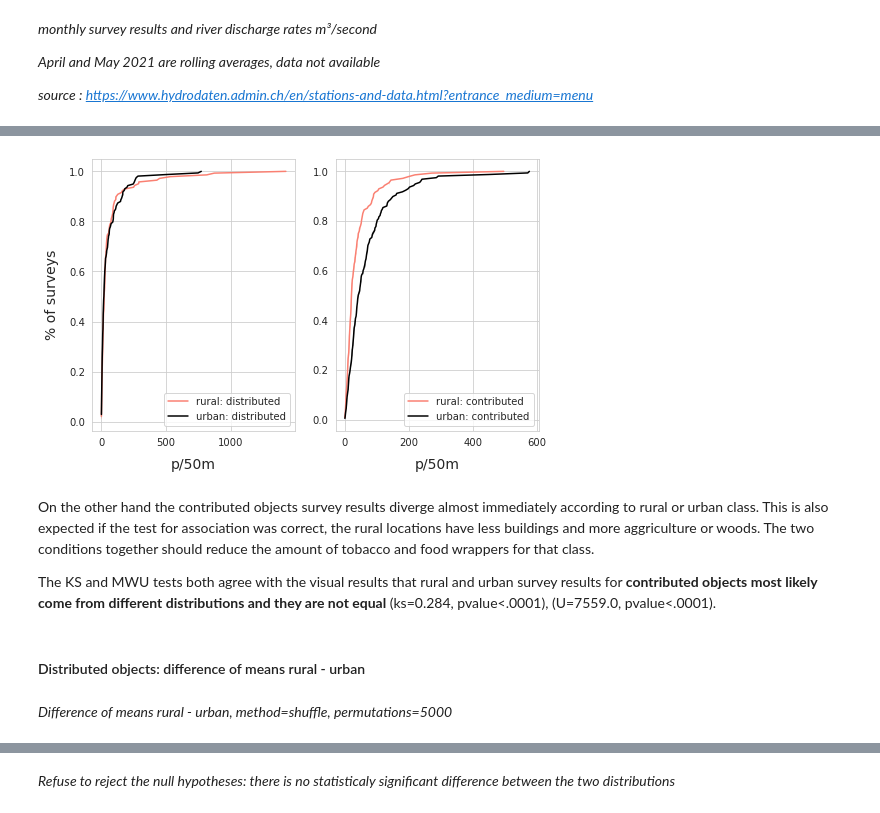
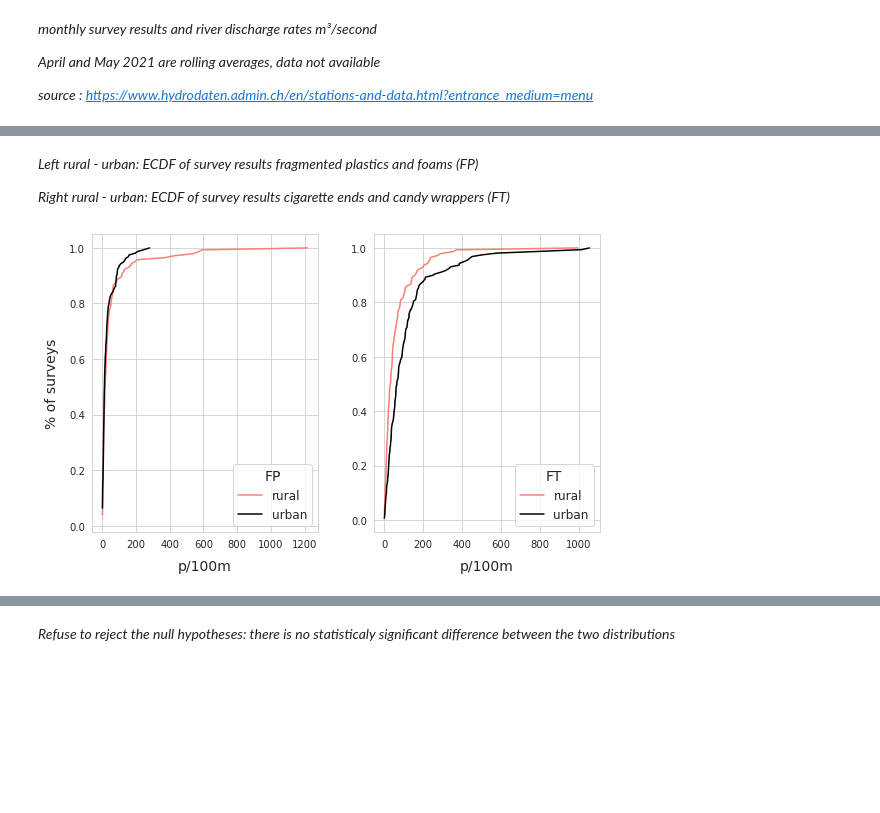
Before and after one commit to hammerdirt-analyst/IQAASL-End-0f-Sampling-2021, a Jupyter notebook: assessing_transport.ipynb, the cells around one changed output, grey strips where cells are left out. Saved outputs shown, nothing was run; the diff lists cells and outputs as text; code cells hidden in the pictures; blank space fills up the shorter version.

```diff
--- a/assessing_transport.ipynb
+++ b/assessing_transport.ipynb
@@ -14,7 +14,6 @@ import matplotlib.pyplot as plt
 import matplotlib.dates as mdates
 from matplotlib import ticker
 from matplotlib import colors
-# from matplotlib.gridspec import GridSpec
 import seaborn as sns
 
 # home brew utitilties
@@ -40,11 +39,11 @@ sns.set_style('whitegrid')
 
 a_fail_rate = 50
 
-unit_label = 'p/50m'
-reporting_unit = 50
+unit_label = 'p/100m'
+reporting_unit = 100
 
 # name of the output folder:
-name_of_project = 'bassin_report_all'
+name_of_project = 'trans_report_all'
 
 a_color = 'dodgerblue'
 
@@ -744,38 +1024,52 @@ The two sample Kolmogorov-Smirnov(KS) test(ks=0.073, p=0.808) of the two sets of
+# %% [markdown]
+*Left rural - urban: ECDF of survey results fragmented plastics and foams (FP)*
+
+*Right rural - urban: ECDF of survey results cigarette ends and candy wrappers (FT)*
 # %%
-dist_results_agg = grtr_10dtc[(grtr_10dtc.location.isin(less_than))&(grtr_10dtc.cont == 'dist')].groupby(['loc_date', 'cont'])[unit_label].sum().values
-dist_results_urb = grtr_10dtc[(grtr_10dtc.location.isin(grt_than))&(grtr_10dtc.cont == 'dist')].groupby(['loc_date', 'cont'])[unit_label].sum().values
-a_d_ecdf = ECDF(dist_results_agg )
-b_d_ecdf = ECDF(dist_results_urb )
+agg_dobj = grtr_10[(grtr_10.location.isin(less_than))&(grtr_10.code.isin(['Gfrags', 'Gfoam']))].groupby(['loc_date'])[unit_label].sum().values
+buld_obj = grtr_10[(grtr_10.location.isin(grt_than))&(grtr_10.code.isin(['Gfrags', 'Gfoam']))].groupby(['loc_date'])[unit_label].sum().values
 
-cont_results_agg = grtr_10dtc[(grtr_10dtc.location.isin(less_than))&(grtr_10dtc.cont == 'cont')].groupby('loc_date')[unit_label].sum().values
-cont_results_urb = grtr_10dtc[(grtr_10dtc.location.isin(grt_than))&(grtr_10dtc.cont == 'cont')].groupby('loc_date')[unit_label].sum().values
-a_d_ecdf_cont = ECDF(cont_results_agg)
-b_d_ecdf_cont = ECDF(cont_results_urb)
+a_d_ecdf = ECDF(agg_dobj)
+b_d_ecdf = ECDF(buld_obj)
+
+# print(len(a_d_ecdf.x))
+# print(len(b_d_ecdf.x))
+# print(a_d_ecdf(17), b_d_ecdf(15))
+# print(np.quantile(a_d_ecdf.x,.65))
+# print(np.quantile(b_d_ecdf.x, .65))
+
+agg_cont = grtr_10[(grtr_10.location.isin(less_than))&(grtr_10.code.isin(['G27', 'G30']))].groupby(['loc_date'])[unit_label].sum().values
+b_cont = grtr_10[(grtr_10.location.isin(grt_than))&(grtr_10.code.isin(['G27', 'G30']))].groupby(['loc_date'])[unit_label].sum().values
+
+a_c_ecdf = ECDF(agg_cont)
+b_c_ecdf = ECDF(b_cont)
 
 fig, ax = plt.subplots(1,2, figsize=(8,5))
 
 axone = ax[0]
-sns.lineplot(x=a_d_ecdf.x, y=a_d_ecdf.y, color='salmon', label="rural: distributed", ax=axone)
-sns.lineplot(x=b_d_ecdf.x, y=b_d_ecdf.y, color='black', label="urban: distributed", ax=axone)
+sns.lineplot(x=a_d_ecdf.x, y=a_d_ecdf.y, color='salmon', label="rural", ax=axone)
+sns.lineplot(x=b_d_ecdf.x, y=b_d_ecdf.y, color='black', label="urban", ax=axone)
 axone.set_xlabel(unit_label, **ck.xlab_k14)
 axone.set_ylabel('% of surveys', **ck.xlab_k14)
 
+axone.legend(fontsize=12, title='FP',title_fontsize=14)
+
+
 
 axtwo = ax[1]
-sns.lineplot(x=a_d_ecdf_cont.x, y=a_d_ecdf_cont.y, color='salmon', label="rural: contributed", ax=axtwo)
-sns.lineplot(x=b_d_ecdf_cont.x, y=b_d_ecdf_cont.y, color='black', label="urban: contributed", ax=axtwo)
+sns.lineplot(x=a_c_ecdf.x, y=a_c_ecdf.y, color='salmon', label="rural", ax=axtwo)
+sns.lineplot(x=b_c_ecdf.x, y=b_c_ecdf.y, color='black', label="urban", ax=axtwo)
 
 axtwo.set_xlabel(unit_label, **ck.xlab_k14)
 axtwo.set_ylabel(' ')
 
+# ax.legend(fontsize=12, title='TITLE (fs=30)',title_fontsize=30)
+
+axtwo.legend(fontsize=12, title='FT',title_fontsize=14)
+# axtwo.get_legend().set_title("Fragmented plastics")
+
+plt.tight_layout()
+
 plt.show()
 # %% [output]
-[figure, old version]
+[figure, new version]
-# %% [markdown]
-On the other hand the contributed objects survey results diverge almost immediately according to rural or urban class. This is also expected if the test for association was correct, the rural locations have less buildings and more aggriculture or woods. The two conditions together should reduce the amount of tobacco and food wrappers for that class.
-
-The KS and MWU tests both agree with the visual results that rural and urban survey results for **contributed objects most likely come from different distributions and they are not equal** (ks=0.284, pvalue<.0001), (U=7559.0, pvalue<.0001).
-# %% [markdown]
-#### Distributed objects: difference of means  rural - urban
-# %% [markdown]
-*Difference of means rural - urban, method=shuffle, permutations=5000*
```
Also changed, not shown: parts of 59 cells of this notebook.
